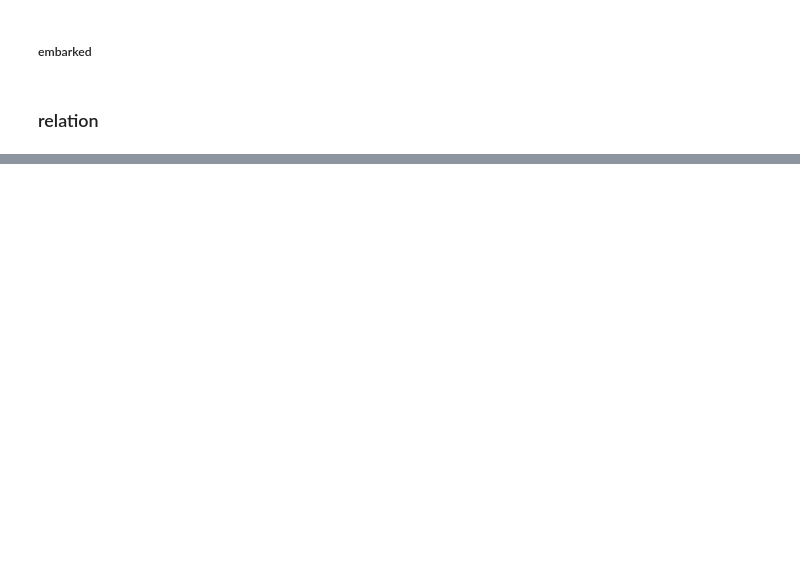
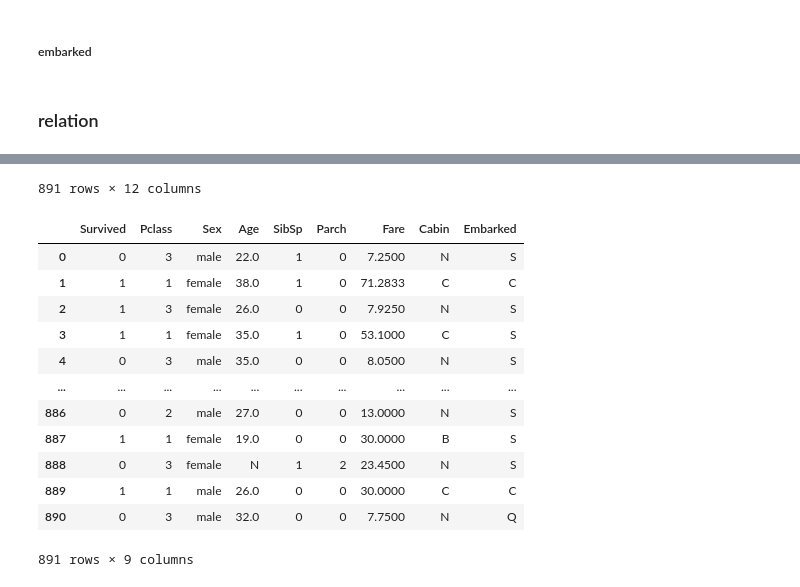
Before and after one commit to TheOrangeWildCat/BecaBunsan, a Jupyter notebook: python/data analysis/Profiling Titanic Dataset.ipynb, the cells around one changed output, grey strips where cells are left out. Drawn from its saved outputs; the diff is of its cells as text; code cells hidden in the pictures; blank space fills up the shorter version.

```diff
--- a/python/data analysis/Profiling Titanic Dataset.ipynb
+++ b/python/data analysis/Profiling Titanic Dataset.ipynb
@@ -277,0 +522,19 @@ titanic_g
+# %%
+titanic
+titanic_g = titanic[['Survived','Pclass','Sex','Age','SibSp','Parch','Fare', 'Cabin', 'Embarked']]
+titanic_g = titanic_g.fillna('N')
+
+titanic_g = titanic_g.replace({'Cabin': r'^A.+'}, 'A', regex=True)
+titanic_g = titanic_g.replace({'Cabin': r'^B.+'}, 'B', regex=True)
+titanic_g = titanic_g.replace({'Cabin': r'^C.+'}, 'C', regex=True)
+titanic_g = titanic_g.replace({'Cabin': r'^D.+'}, 'D', regex=True)
+titanic_g = titanic_g.replace({'Cabin': r'^E.+'}, 'E', regex=True)
+titanic_g = titanic_g.replace({'Cabin': r'^F.+'}, 'F', regex=True)
+titanic_g = titanic_g.replace({'Cabin': r'^G.+'}, 'G', regex=True)
+titanic_g
+
+
+# titanic_g.Cabin.str.replace('^B[0-9]+', 'B', regex=True)
+# titanic_g = titanic_g.Cabin.str.replace('^A[0-9]+', 'A', regex=True)
+# titanic_g
+# %% [output]
@@ -278,3 +553,17 @@ titanic_g
+891 rows × 12 columns
+|  | Survived | Pclass | Sex | Age | SibSp | Parch | Fare | Cabin | Embarked |
+| 0 | 0 | 3 | male | 22.0 | 1 | 0 | 7.2500 | N | S |
+| 1 | 1 | 1 | female | 38.0 | 1 | 0 | 71.2833 | C | C |
+| 2 | 1 | 3 | female | 26.0 | 0 | 0 | 7.9250 | N | S |
+| 3 | 1 | 1 | female | 35.0 | 1 | 0 | 53.1000 | C | S |
+| 4 | 0 | 3 | male | 35.0 | 0 | 0 | 8.0500 | N | S |
+| ... | ... | ... | ... | ... | ... | ... | ... | ... | ... |
+| 886 | 0 | 2 | male | 27.0 | 0 | 0 | 13.0000 | N | S |
+| 887 | 1 | 1 | female | 19.0 | 0 | 0 | 30.0000 | B | S |
+| 888 | 0 | 3 | female | N | 1 | 2 | 23.4500 | N | S |
+| 889 | 1 | 1 | male | 26.0 | 0 | 0 | 30.0000 | C | C |
+| 890 | 0 | 3 | male | 32.0 | 0 | 0 | 7.7500 | N | Q |
+891 rows × 9 columns
 # %%
 
 
```
Also changed, not shown: parts of 18 cells of this notebook.
